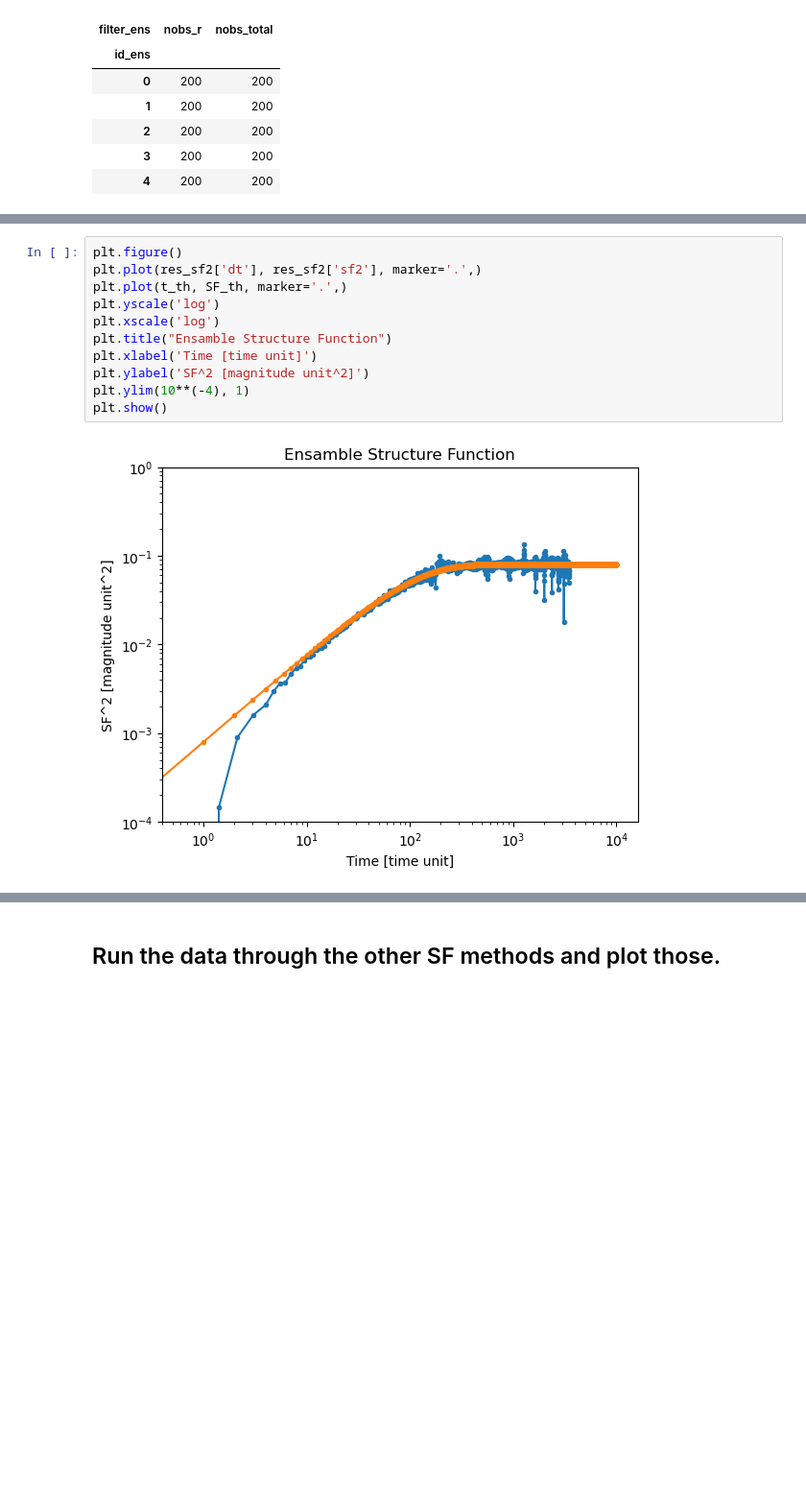
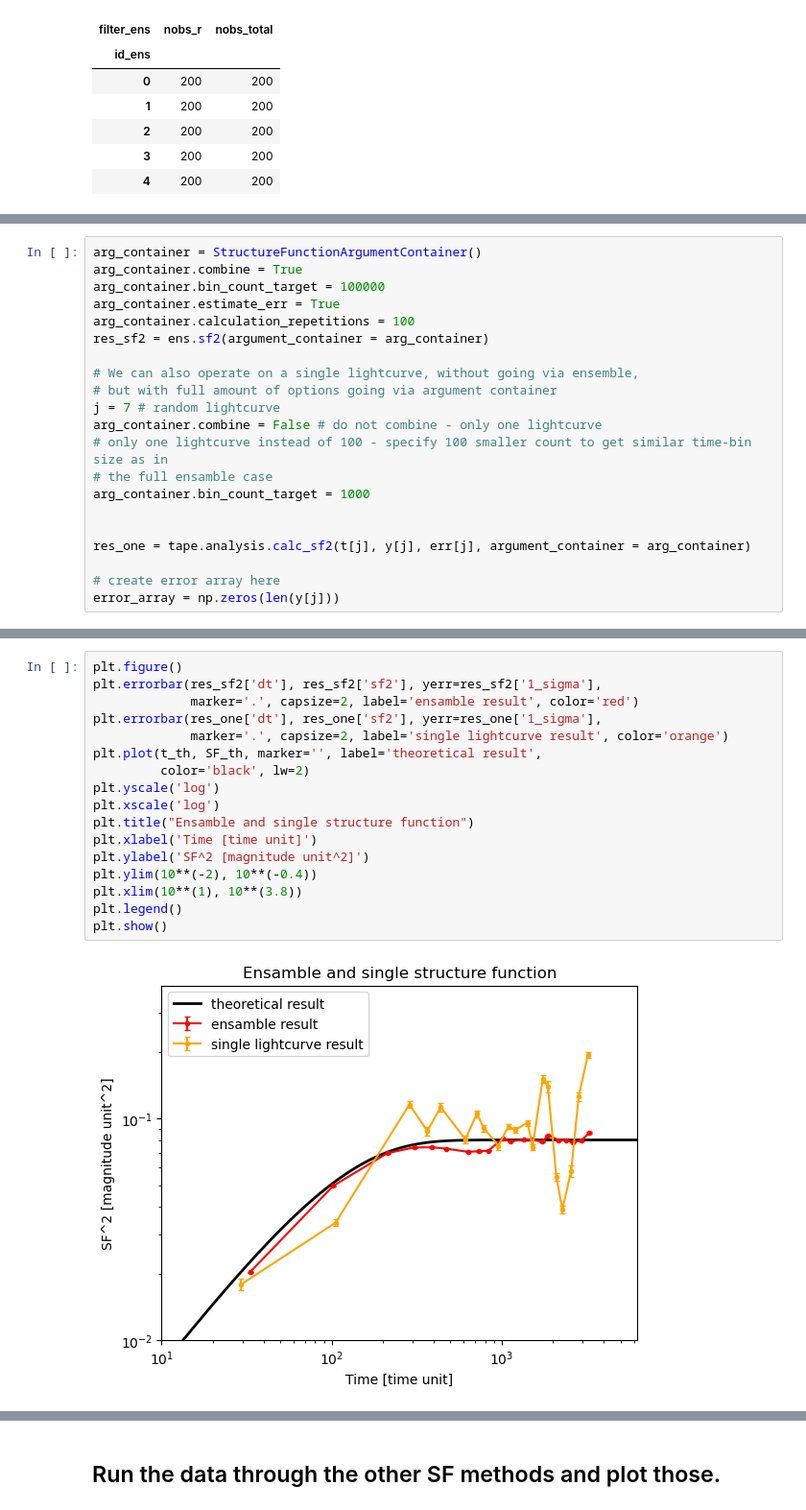
Before and after one commit to lincc-frameworks/tape, a Jupyter notebook: docs/tutorials/structure_function_showcase.ipynb, the cells around one changed output, grey strips where cells are left out. Shown at 96% size. Cells and saved outputs as stored; diff of their text form; blank space fills up the shorter version.

```diff
--- a/docs/tutorials/structure_function_showcase.ipynb
+++ b/docs/tutorials/structure_function_showcase.ipynb
@@ -125 +166,22 @@ res_sf2 = ens.sf2(argument_container = arg_container)
+# %%
+arg_container = StructureFunctionArgumentContainer()
+arg_container.combine = True
+arg_container.bin_count_target = 100000
+arg_container.estimate_err = True
+arg_container.calculation_repetitions = 100
+res_sf2 = ens.sf2(argument_container = arg_container)
+
+# We can also operate on a single lightcurve, without going via ensemble,
+# but with full amount of options going via argument container
+j = 7 # random lightcurve
+arg_container.combine = False # do not combine - only one lightcurve
+# only one lightcurve instead of 100 - specify 100 smaller count to get similar time-bin size as in
+# the full ensamble case
+arg_container.bin_count_target = 1000
+
+
+res_one = tape.analysis.calc_sf2(t[j], y[j], err[j], argument_container = arg_container)
+
+# create error array here
+error_array = np.zeros(len(y[j]))
 # %%
@@ -145,13 +209,19 @@ res_sf2
 # %%
 plt.figure()
-plt.plot(res_sf2['dt'], res_sf2['sf2'], marker='.',)
-plt.plot(t_th, SF_th, marker='.',)
+plt.errorbar(res_sf2['dt'], res_sf2['sf2'], yerr=res_sf2['1_sigma'],
+             marker='.', capsize=2, label='ensamble result', color='red')
+plt.errorbar(res_one['dt'], res_one['sf2'], yerr=res_one['1_sigma'],
+             marker='.', capsize=2, label='single lightcurve result', color='orange')
+plt.plot(t_th, SF_th, marker='', label='theoretical result',
+         color='black', lw=2)
 plt.yscale('log')
 plt.xscale('log')
-plt.title("Ensamble Structure Function")
+plt.title("Ensamble and single structure function")
 plt.xlabel('Time [time unit]')
 plt.ylabel('SF^2 [magnitude unit^2]')
-plt.ylim(10**(-4), 1)
+plt.ylim(10**(-2), 10**(-0.4))
+plt.xlim(10**(1), 10**(3.8))
+plt.legend()
 plt.show()
 # %% [output]
-[figure, old version]
+[figure, new version]
```
Also changed, not shown: parts of 29 cells of this notebook.
